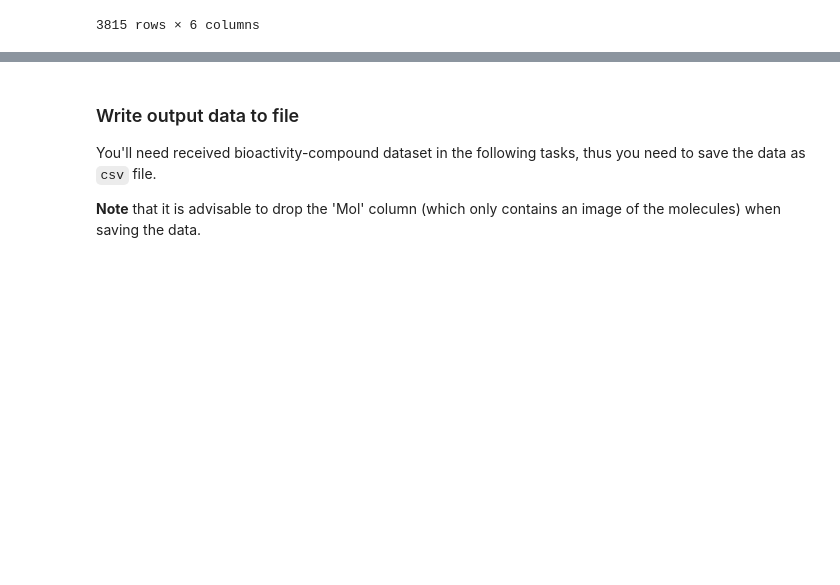
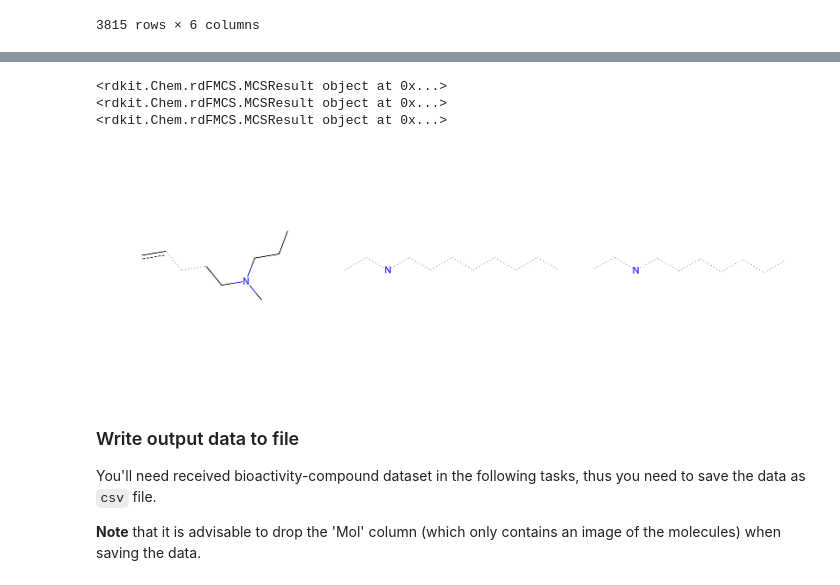
Before and after one commit to LukasMeinschad/mol_mol_pr, a Jupyter notebook: Day_1-2/1_QueryCHEMBL.ipynb, the cells around one changed output, grey strips where cells are left out. Cells and saved outputs as stored; diff of their text form; code cells hidden in the pictures; blank space fills up the shorter version.

```diff
--- a/Day_1-2/1_QueryCHEMBL.ipynb
+++ b/Day_1-2/1_QueryCHEMBL.ipynb
@@ -764,3 +756,46 @@ img.save("least_active_5_compounds.png")
+# %%
+# Perform Maximum Common Substructure (MCS) search
+
+# Split Dataset into pIC50 > 8 pIC50 6-8, pIC50 4-6
+pIC_50_8 = output_df[output_df["pIC50"] > 9]
+pIC_50_6_8 = output_df[(output_df["pIC50"] <= 9) & (output_df["pIC50"] > 7)]
+pIC_50_4_6 = output_df[(output_df["pIC50"] <= 7) & (output_df["pIC50"] > 5)]
+
+# Perform MCS search threshhold = 0.7
+
+from rdkit.Chem import rdFMCS
+from rdkit.Chem import Draw
+from rdkit.Chem import AllChem
+
+
+mcs_8 = rdFMCS.FindMCS(pIC_50_8["mols"].tolist(), threshold=0.7)
+print(mcs_8)
+mcs_6_8 = rdFMCS.FindMCS(pIC_50_6_8["mols"].tolist(), threshold=0.7)
+print(mcs_6_8)
+mcs_4_6 = rdFMCS.FindMCS(pIC_50_4_6["mols"].tolist(), threshold=0.7)
+print(mcs_4_6)
+
+# Draw MCS
+mcs_8_smarts = mcs_8.smartsString
+mcs_6_8_smarts = mcs_6_8.smartsString
+mcs_4_6_smarts = mcs_4_6.smartsString
+# Make Grid
+
+#img = Draw.MolsToGridImage([mcs_8_smarts, mcs_6_8_smarts, mcs_4_6_smarts], molsPerRow=3, subImgSize=(600, 600))
+# %% [output]
+<rdkit.Chem.rdFMCS.MCSResult object at 0x...>
+<rdkit.Chem.rdFMCS.MCSResult object at 0x...>
+<rdkit.Chem.rdFMCS.MCSResult object at 0x...>
+# %%
+# Convert to mol
+mcs_8_mol = AllChem.MolFromSmarts(mcs_8_smarts)
+mcs_6_8_mol = AllChem.MolFromSmarts(mcs_6_8_smarts)
+mcs_4_6_mol = AllChem.MolFromSmarts(mcs_4_6_smarts)
+# Draw MCS
+img = Draw.MolsToGridImage([mcs_8_mol, mcs_6_8_mol, mcs_4_6_mol], molsPerRow=3, subImgSize=(600, 600))
+img
+# %% [output]
+[figure, added]
 # %% [markdown]
 ### Write output data to file
 
```
Also changed, not shown: parts of 9 cells of this notebook, 17 other files.
